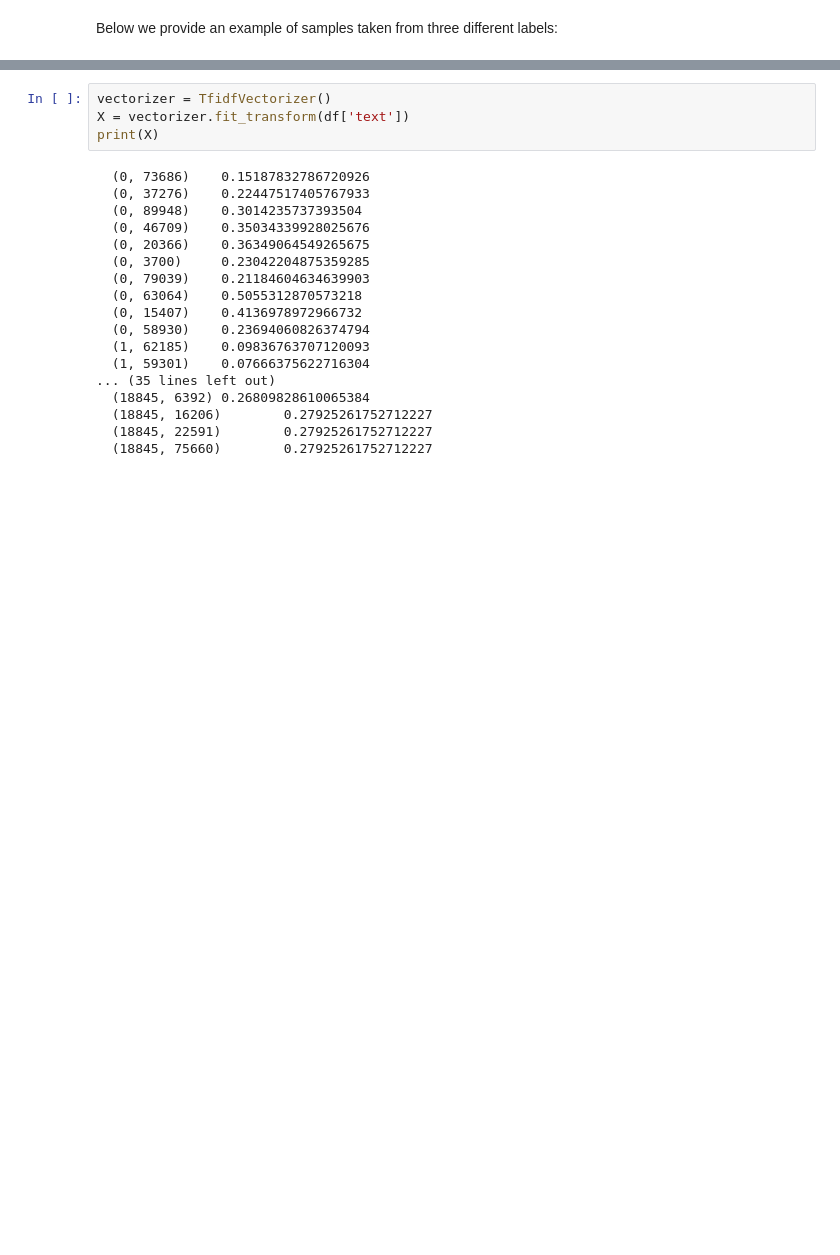
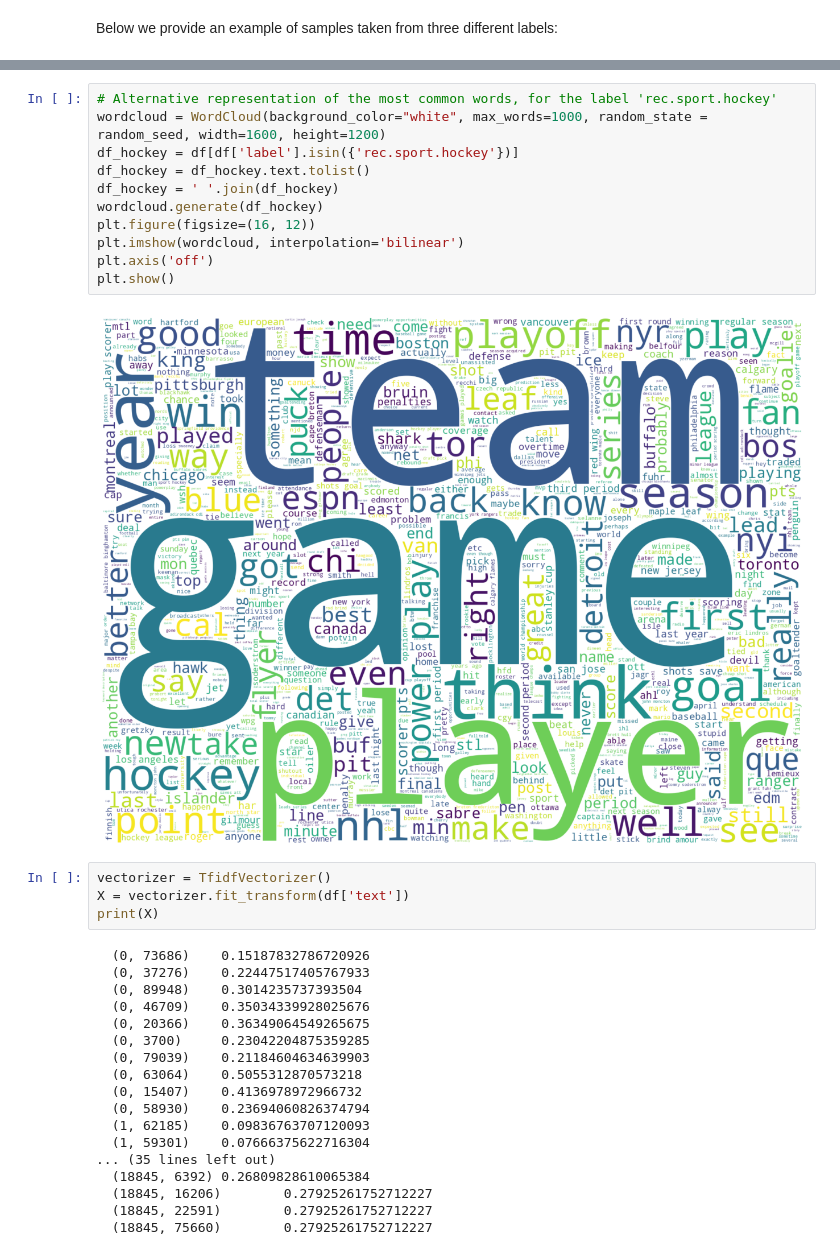
Before and after one commit to GuillaumeZahnd/20newsgroups-clustering, a Jupyter notebook: 20newsgroups-clustering.ipynb, the cells around one changed output, grey strips where cells are left out. Drawn from its saved outputs; the diff is of its cells as text; blank space fills up the shorter version.

```diff
--- a/20newsgroups-clustering.ipynb
+++ b/20newsgroups-clustering.ipynb
@@ -123,3 +180,16 @@ anyone know causes ever growing black border around edges computer screen growth
+# %%
+# Alternative representation of the most common words, for the label 'rec.sport.hockey'
+wordcloud = WordCloud(background_color="white", max_words=1000, random_state = random_seed, width=1600, height=1200)
+df_hockey = df[df['label'].isin({'rec.sport.hockey'})]
+df_hockey = df_hockey.text.tolist()
+df_hockey = ' '.join(df_hockey)
+wordcloud.generate(df_hockey)
+plt.figure(figsize=(16, 12))
+plt.imshow(wordcloud, interpolation='bilinear')
+plt.axis('off')
+plt.show()
+# %% [output]
+[figure, added]
 # %%
 vectorizer = TfidfVectorizer()
 X = vectorizer.fit_transform(df['text'])
```
Also changed, not shown: parts of 18 cells of this notebook.
